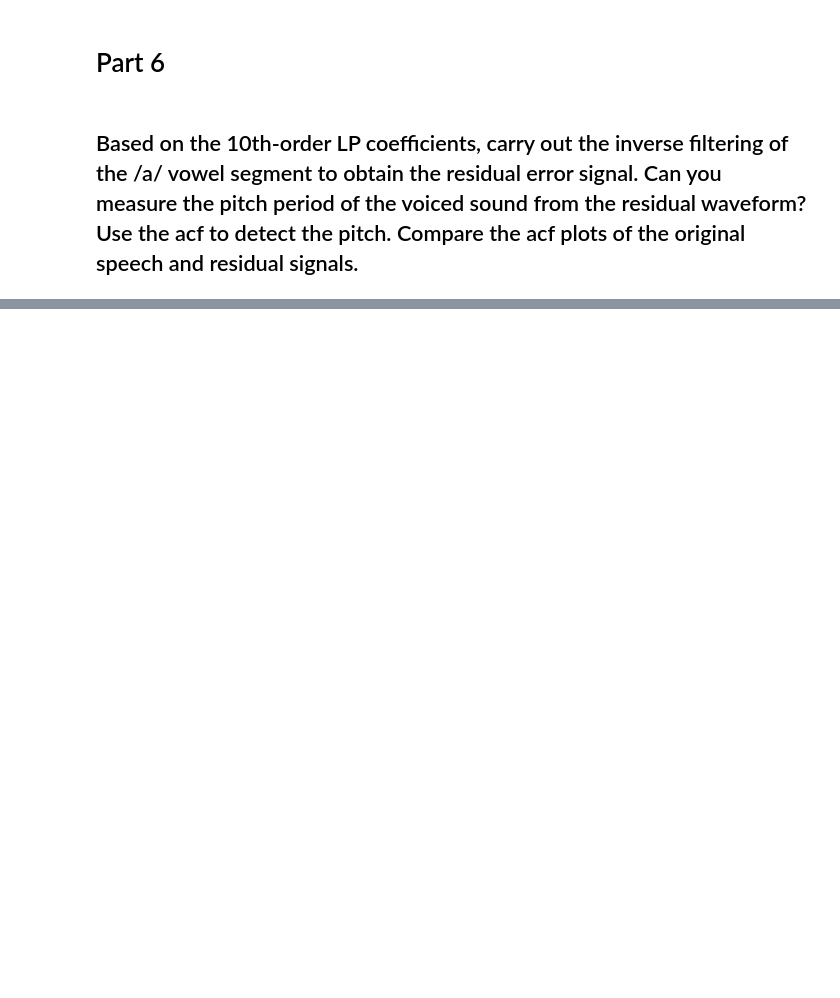
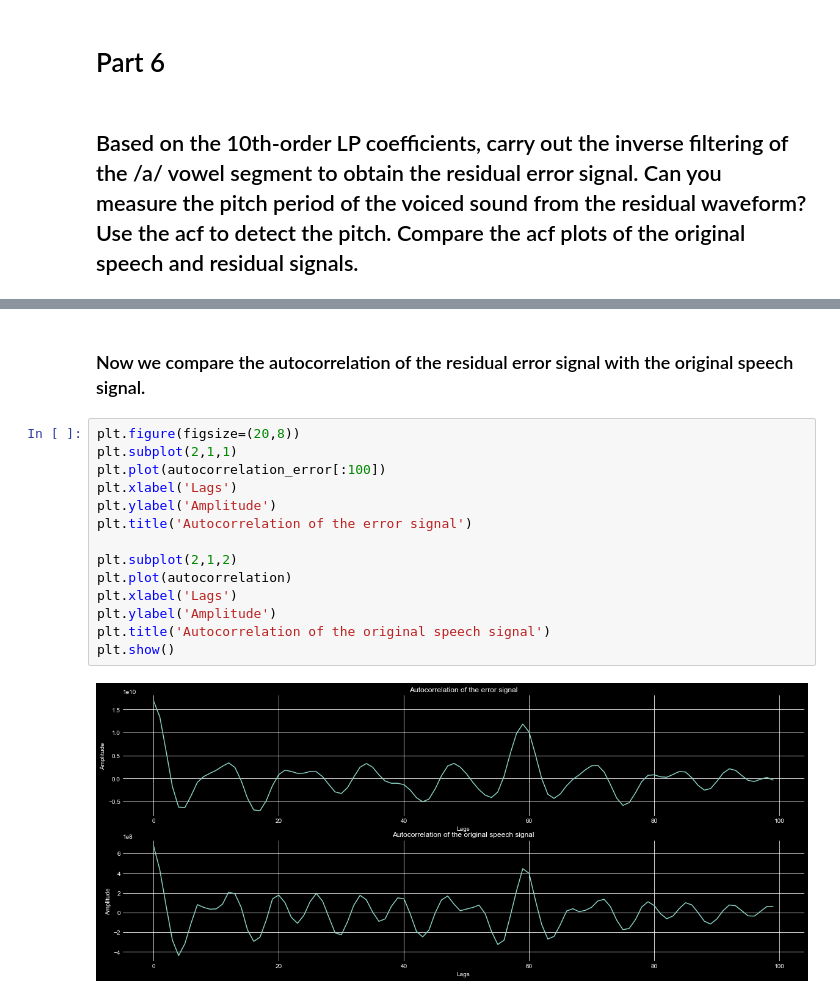
Before and after one commit to TheShiningVampire/EE679_Programming_Assignments, a Jupyter notebook: Assignment_2/18D070067_Assignment2.ipynb, the cells around one changed output, grey strips where cells are left out. Saved outputs shown, nothing was run; the diff lists cells and outputs as text; blank space fills up the shorter version.

```diff
--- a/Assignment_2/18D070067_Assignment2.ipynb
+++ b/Assignment_2/18D070067_Assignment2.ipynb
@@ -374,0 +406,18 @@ plt.show()
+# %% [markdown]
+### Now we compare the autocorrelation of the residual error signal with the original speech signal.
+# %%
+plt.figure(figsize=(20,8))
+plt.subplot(2,1,1)
+plt.plot(autocorrelation_error[:100])
+plt.xlabel('Lags')
+plt.ylabel('Amplitude')
+plt.title('Autocorrelation of the error signal')
+
+plt.subplot(2,1,2)
+plt.plot(autocorrelation)
+plt.xlabel('Lags')
+plt.ylabel('Amplitude')
+plt.title('Autocorrelation of the original speech signal')
+plt.show()
+# %% [output]
+[figure, added]
```
Also changed, not shown: parts of 20 cells of this notebook.
